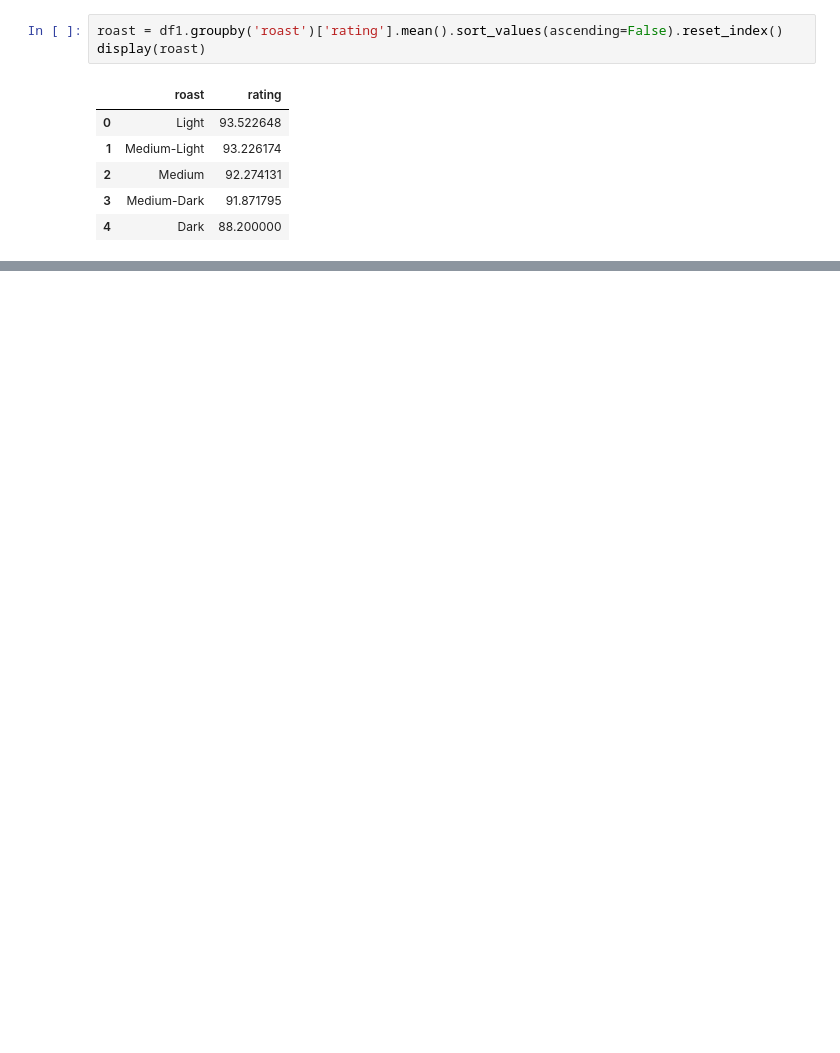
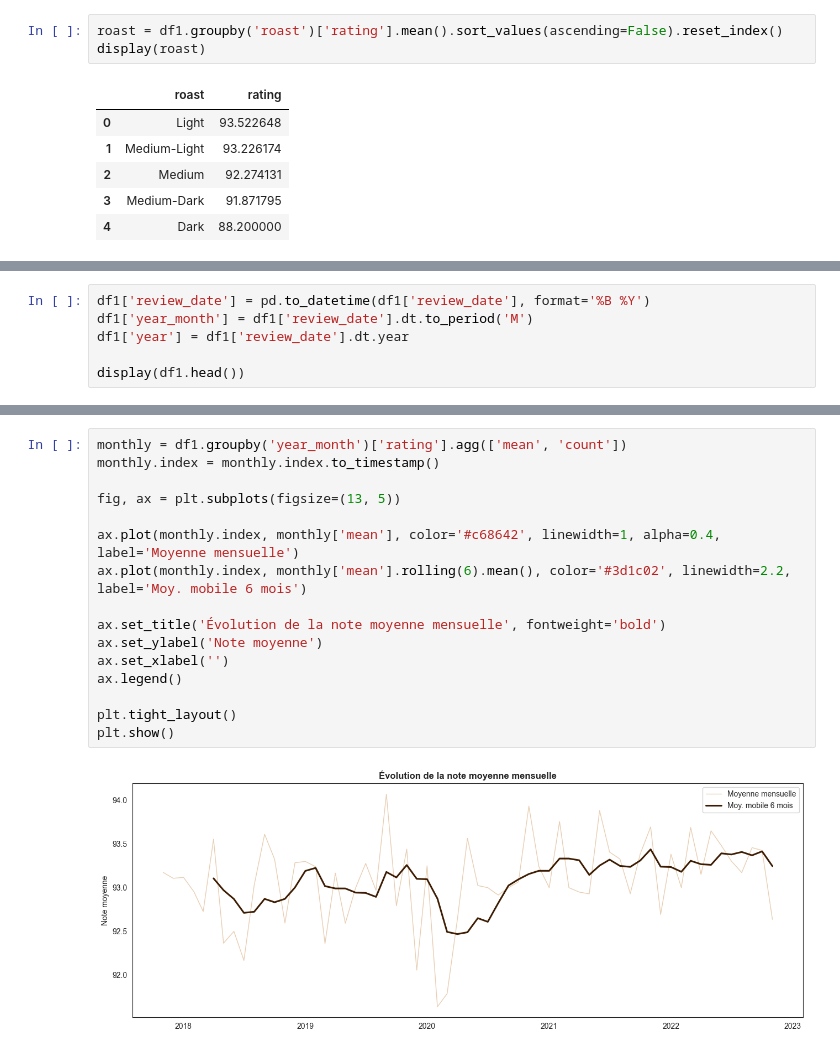
Before and after one commit to JulesCinc/coffe-consumption, a Jupyter notebook: coffee.ipynb, the cells around one changed output, grey strips where cells are left out. Cells and saved outputs as stored; diff of their text form; blank space fills up the shorter version.

```diff
--- a/coffee.ipynb
+++ b/coffee.ipynb
@@ -125,0 +163,6 @@ display(country)
+# %%
+df1['review_date'] = pd.to_datetime(df1['review_date'], format='%B %Y')
+df1['year_month'] = df1['review_date'].dt.to_period('M')
+df1['year'] = df1['review_date'].dt.year
+
+display(df1.head())
@@ -125,0 +176,18 @@ display(country)
+# %%
+monthly = df1.groupby('year_month')['rating'].agg(['mean', 'count'])
+monthly.index = monthly.index.to_timestamp()
+
+fig, ax = plt.subplots(figsize=(13, 5))
+
+ax.plot(monthly.index, monthly['mean'], color='#c68642', linewidth=1, alpha=0.4, label='Moyenne mensuelle')
+ax.plot(monthly.index, monthly['mean'].rolling(6).mean(), color='#3d1c02', linewidth=2.2, label='Moy. mobile 6 mois')
+
+ax.set_title('Évolution de la note moyenne mensuelle', fontweight='bold')
+ax.set_ylabel('Note moyenne')
+ax.set_xlabel('')
+ax.legend()
+
+plt.tight_layout()
+plt.show()
+# %% [output]
+[figure, added]
```
Also changed, not shown: parts of 9 cells of this notebook.
